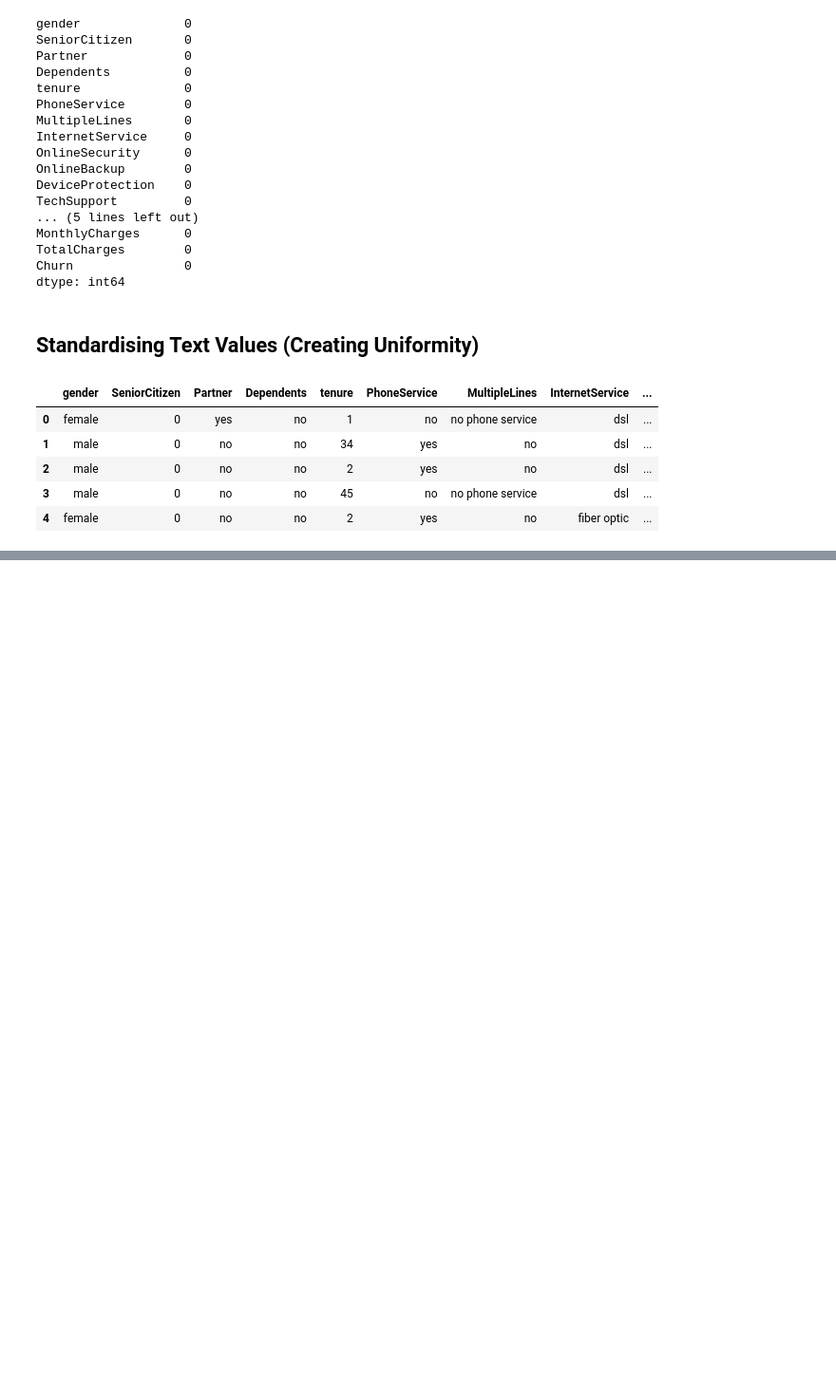
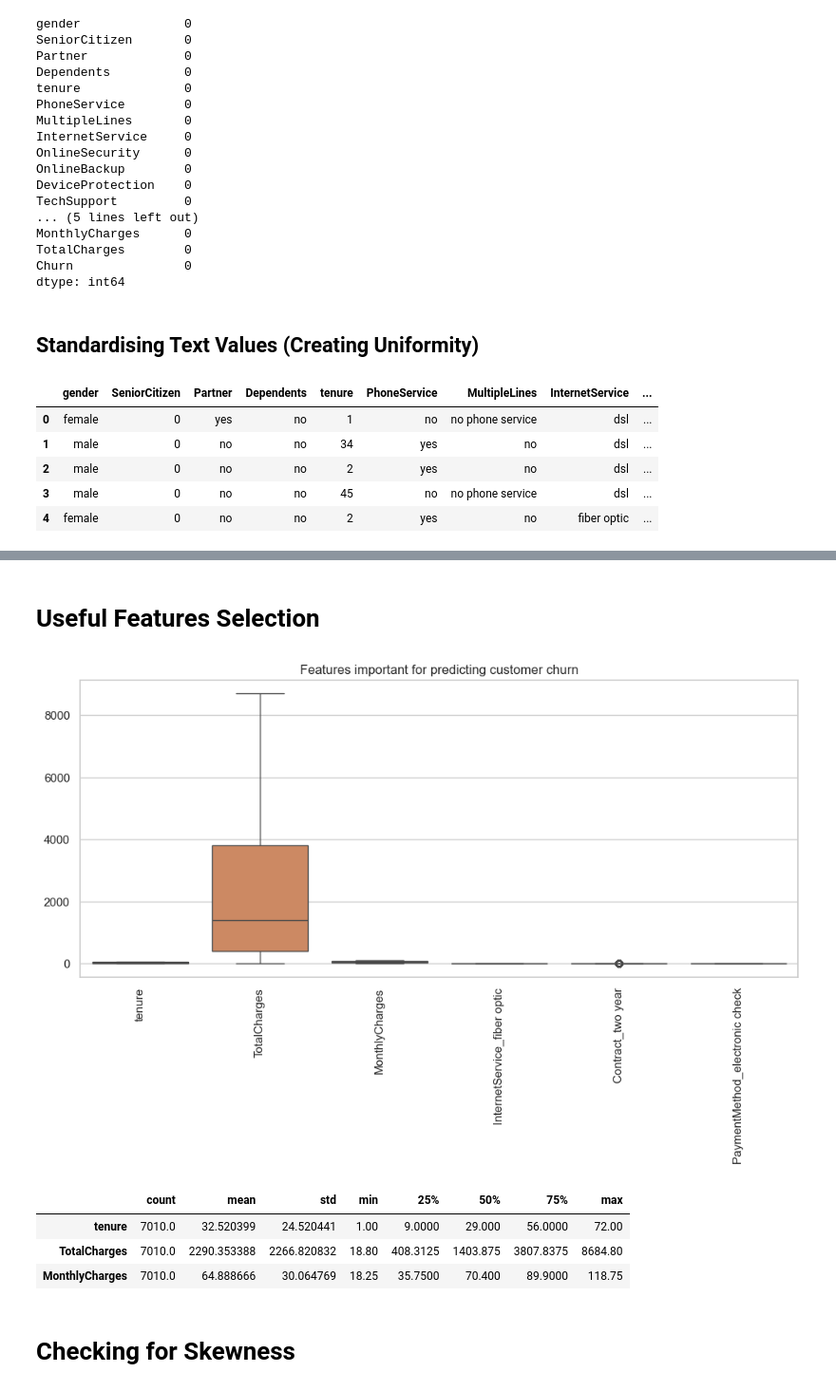
Before and after one commit to daneetjie/CYO_project, a Jupyter notebook: data_exploration_and_cleaning.ipynb, the cells around one changed output, grey strips where cells are left out. Shown at 95% size. Drawn from its saved outputs; the diff is of its cells as text; code cells hidden in the pictures; blank space fills up the shorter version.

```diff
--- a/data_exploration_and_cleaning.ipynb
+++ b/data_exploration_and_cleaning.ipynb
@@ -621,0 +438,9 @@ Person 3 can now load X_train.csv, X_test.csv, y_train.csv, y_test.csv
+# %%
+# Separating the target variable from other features
+# Features
+x = df.drop(['Churn'], axis = 1)
+
+# Target variable
+y = df['Churn']
+
+display(x,y)
@@ -621,0 +475,3 @@ Person 3 can now load X_train.csv, X_test.csv, y_train.csv, y_test.csv
+# %%
+# Convert categorical data
+x = pd.get_dummies(x, drop_first=True)
@@ -621,0 +480,9 @@ Person 3 can now load X_train.csv, X_test.csv, y_train.csv, y_test.csv
+# %%
+# model
+rf = RandomForestClassifier(n_estimators =100, max_depth = 10, random_state=42)
+rf.fit(x,y)
+
+feature_importance = pd.DataFrame({
+    'Feature': x.columns,
+    'Importance': rf.feature_importances_}).sort_values(by='Importance', ascending=False)
+print(feature_importance)
@@ -621,0 +507,26 @@ Person 3 can now load X_train.csv, X_test.csv, y_train.csv, y_test.csv
+# %% [markdown]
+# Useful Features Selection
+# %%
+# Features that will help with predicting customer churn
+important_features =feature_importance[feature_importance['Importance'] > 0.05]
+
+selected_columns = important_features['Feature']
+selected = x[selected_columns]
+
+# Boxplot to identify outliers
+plt.figure(figsize=(12,5))
+sns.boxplot(data=selected)
+plt.title(f'Features important for predicting customer churn')
+plt.xticks(rotation=90)
+plt.show()
+# %% [output]
+[figure, added]
+# %%
+x[selected_columns].describe().T
+# %% [output]
+|  | count | mean | std | min | 25% | 50% | 75% | max |
+| tenure | 7010.0 | 32.520399 | 24.520441 | 1.00 | 9.0000 | 29.000 | 56.0000 | 72.00 |
+| TotalCharges | 7010.0 | 2290.353388 | 2266.820832 | 18.80 | 408.3125 | 1403.875 | 3807.8375 | 8684.80 |
+| MonthlyCharges | 7010.0 | 64.888666 | 30.064769 | 18.25 | 35.7500 | 70.400 | 89.9000 | 118.75 |
+# %% [markdown]
+# Checking for Skewness
```
Also changed, not shown: parts of 27 cells of this notebook, 4 other files.
